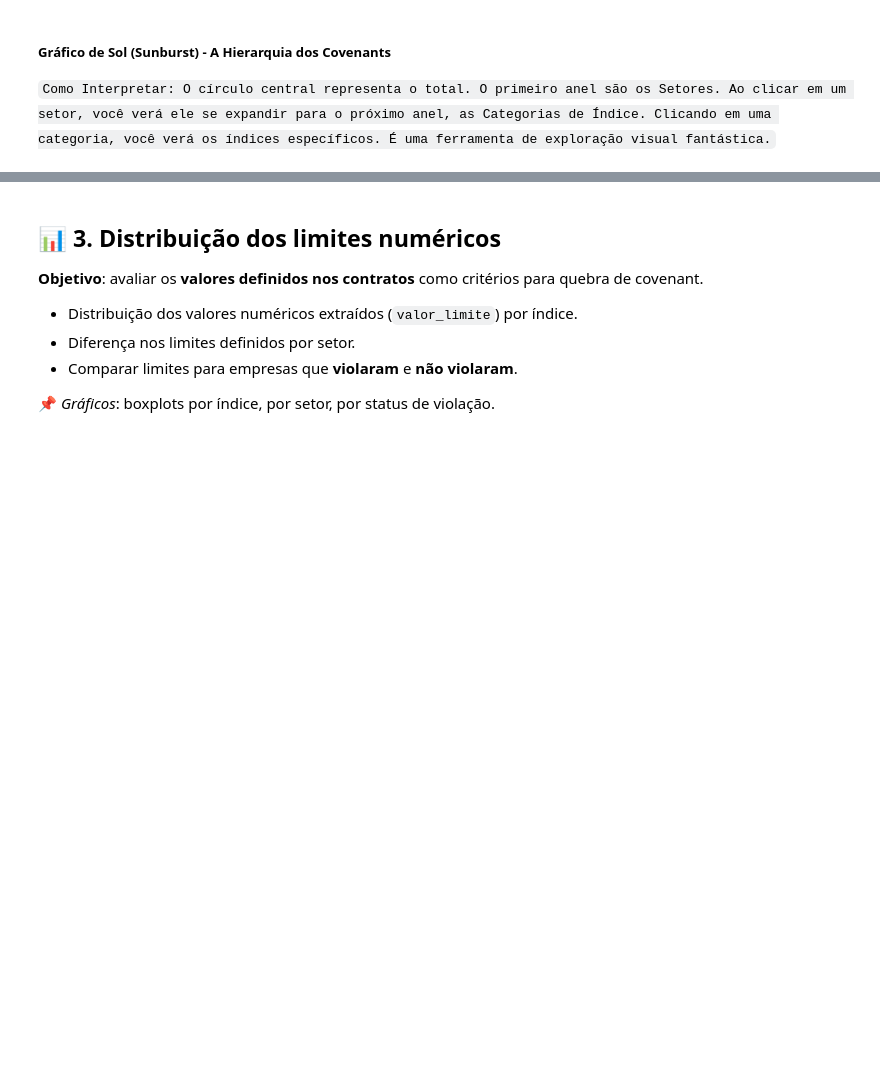
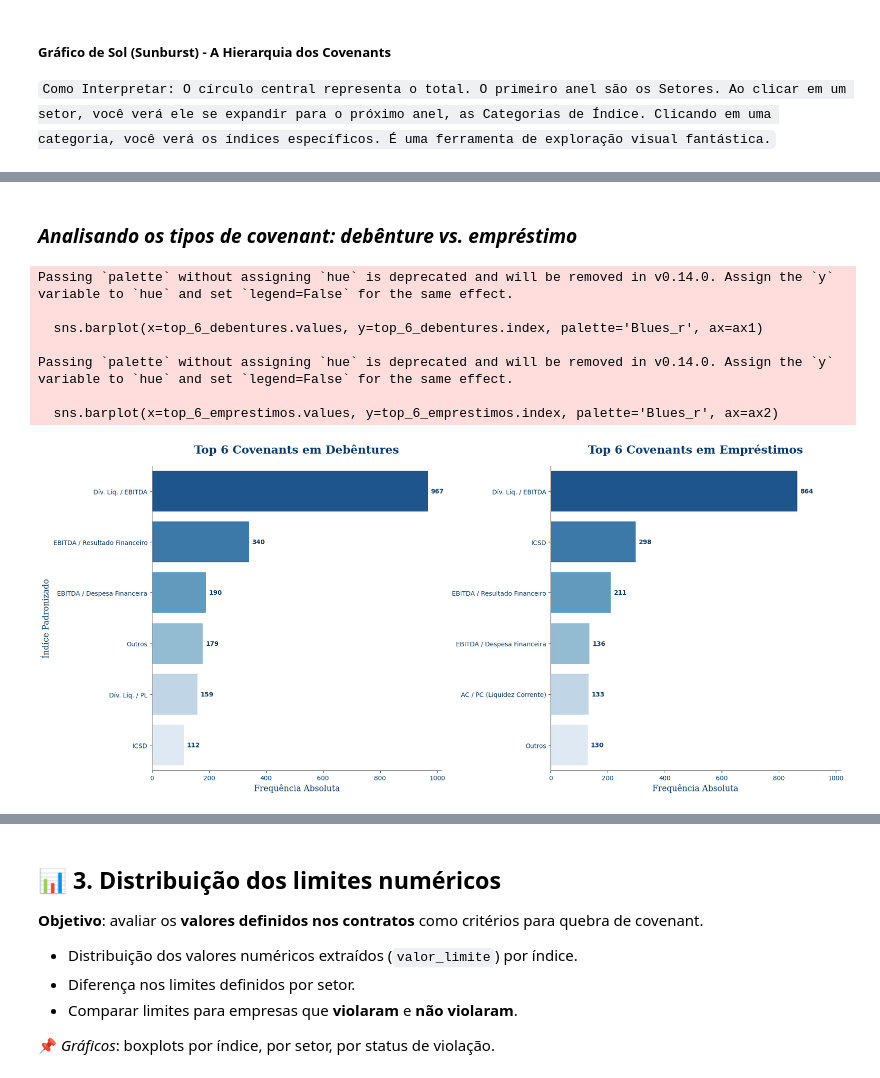
Before and after one commit to meduardajustino/Covenants-Contabeis, a Jupyter notebook: Análise Covenants.ipynb, the cells around one changed output, grey strips where cells are left out. Cells and saved outputs as stored; diff of their text form; code cells hidden in the pictures; blank space fills up the shorter version.

Commit message:
Diferenciando os covenants de debêntures e os de empréstimo

```diff
--- a/Análise Covenants.ipynb
+++ b/Análise Covenants.ipynb
@@ -1163,0 +1154,44 @@ fig.show()
+# %% [markdown]
+###  *Analisando os tipos de covenant: debênture vs. empréstimo*
+# %%
+# 1. Preparar os dados
+df_analise = df_filtrado.dropna(subset=['Debenture ou Empréstimos e financiamento', 'Indice_Padronizado_Final'])
+df_debentures = df_analise[df_analise['Debenture ou Empréstimos e financiamento'] == 'Debêntures']
+df_emprestimos = df_analise[df_analise['Debenture ou Empréstimos e financiamento'] == 'Empréstimos e financiamento']
+
+top_6_debentures = df_debentures['Indice_Padronizado_Final'].value_counts().nlargest(6)
+top_6_emprestimos = df_emprestimos['Indice_Padronizado_Final'].value_counts().nlargest(6)
+
+# 2. Plotagem em facetas (dois gráficos lado a lado)
+fig, (ax1, ax2) = plt.subplots(nrows=1, ncols=2, figsize=(18, 8), sharex=True)
+
+# Gráfico para Debêntures
+sns.barplot(x=top_6_debentures.values, y=top_6_debentures.index, palette='Blues_r', ax=ax1)
+ax1.set_title('Top 6 Covenants em Debêntures', fontdict=font_titulo, pad=20)
+ax1.set_xlabel('Frequência Absoluta', fontdict=font_eixos)
+ax1.set_ylabel('Índice Padronizado', fontdict=font_eixos)
+
+# Gráfico para Empréstimos e Financiamentos
+sns.barplot(x=top_6_emprestimos.values, y=top_6_emprestimos.index, palette='Blues_r', ax=ax2)
+ax2.set_title('Top 6 Covenants em Empréstimos', fontdict=font_titulo, pad=20)
+ax2.set_xlabel('Frequência Absoluta', fontdict=font_eixos)
+ax2.set_ylabel('') # Remove o label Y para não poluir
+
+# Adicionar rótulos de dados
+for ax in [ax1, ax2]:
+    for p in ax.patches:
+        ax.text(p.get_width() + (ax.get_xlim()[1] * 0.01), p.get_y() + p.get_height() / 2,
+                f'{int(p.get_width())}', va='center', ha='left', color=azul_escuro, fontweight='bold')
+
+sns.despine()
+plt.tight_layout()
+plt.show()
+# %% [output]
+Passing `palette` without assigning `hue` is deprecated and will be removed in v0.14.0. Assign the `y` variable to `hue` and set `legend=False` for the same effect.
+
+  sns.barplot(x=top_6_debentures.values, y=top_6_debentures.index, palette='Blues_r', ax=ax1)
+
+Passing `palette` without assigning `hue` is deprecated and will be removed in v0.14.0. Assign the `y` variable to `hue` and set `legend=False` for the same effect.
+
+  sns.barplot(x=top_6_emprestimos.values, y=top_6_emprestimos.index, palette='Blues_r', ax=ax2)
+[figure, added]
```
Also changed, not shown: parts of 15 cells of this notebook, 1 other file.
